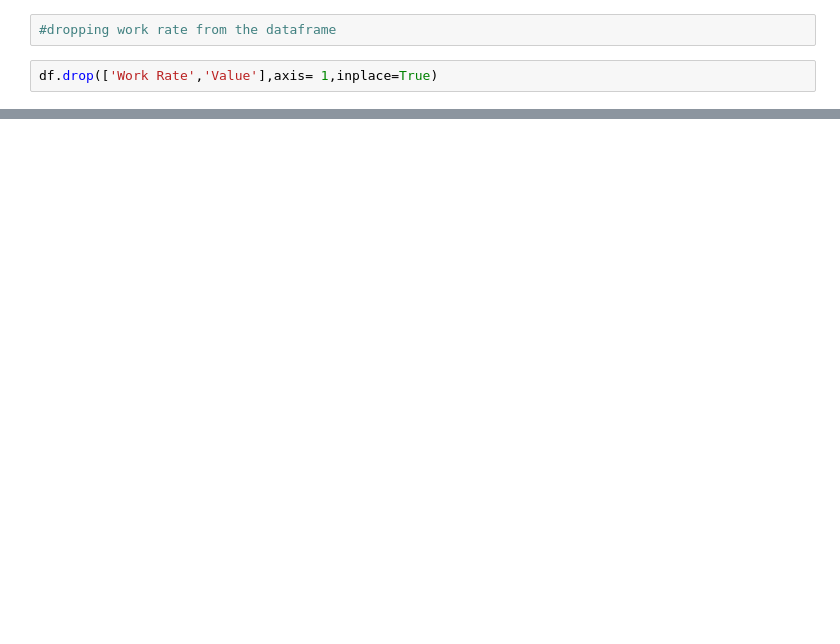
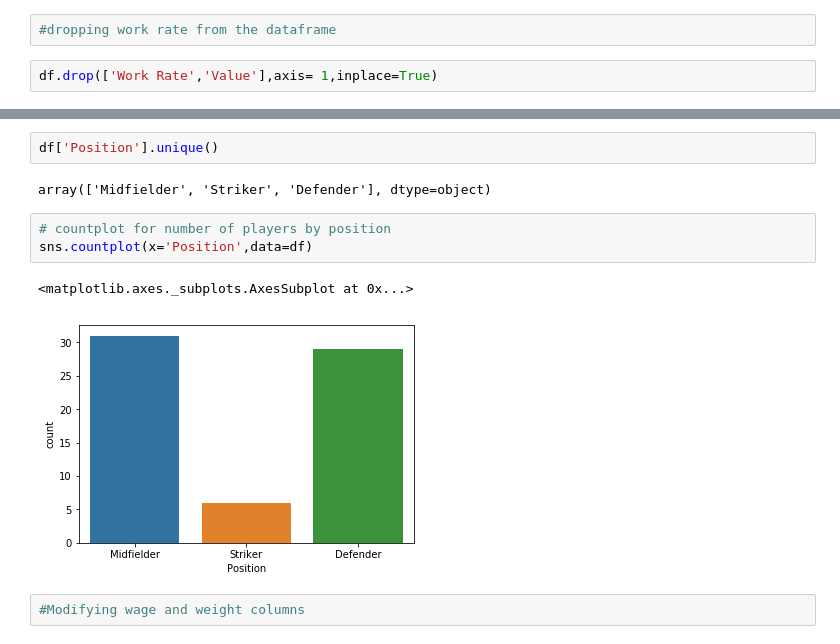
Before and after one commit to barunkalita/Data-Analysis-and-Visualization, a Jupyter notebook: FootballAnalysis.ipynb, the cells around one changed output, grey strips where cells are left out. Cells and saved outputs as stored; diff of their text form; blank space fills up the shorter version.

```diff
--- a/FootballAnalysis.ipynb
+++ b/FootballAnalysis.ipynb
@@ -115,0 +84,12 @@ df.head(3)
+# %%
+df['Position'].unique()
+# %% [output]
+array(['Midfielder', 'Striker', 'Defender'], dtype=object)
+# %%
+# countplot for number of players by position
+sns.countplot(x='Position',data=df)
+# %% [output]
+<matplotlib.axes._subplots.AxesSubplot at 0x...>
+[figure, added]
+# %%
+#Modifying wage and weight columns
```
Also changed, not shown: parts of 40 cells of this notebook, 1 other file.
